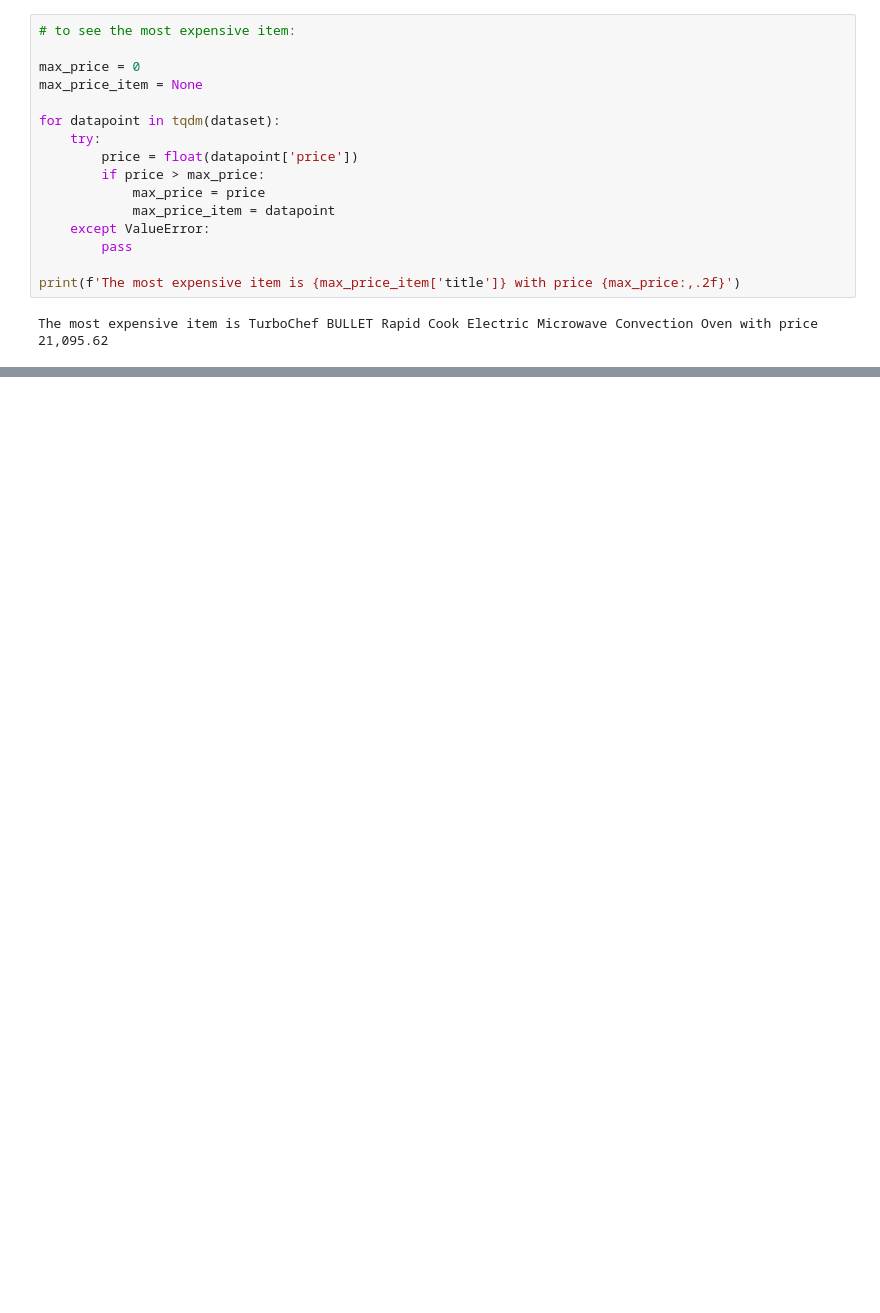
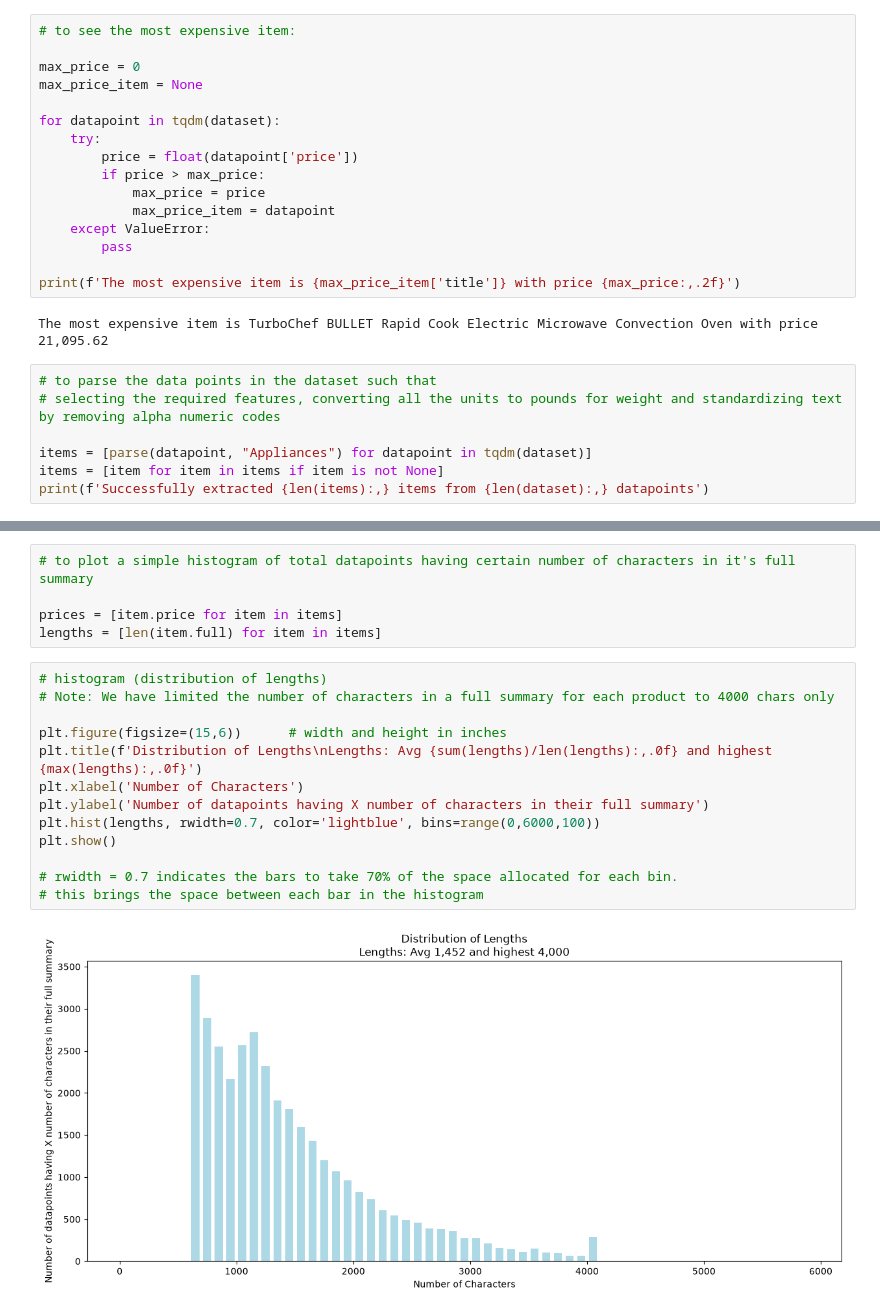
Before and after one commit to doralalam/llm-engineering, a Jupyter notebook: 006_week/day_1/051_data_curation.ipynb, the cells around one changed output, grey strips where cells are left out. Saved outputs shown, nothing was run; the diff lists cells and outputs as text; blank space fills up the shorter version.

Commit message:
Curated data

```diff
--- a/006_week/day_1/051_data_curation.ipynb
+++ b/006_week/day_1/051_data_curation.ipynb
@@ -116,3 +120,10 @@ for datapoint in tqdm(dataset):
 print(f'The most expensive item is {max_price_item['title']} with price {max_price:,.2f}')
 # %% [output]
 The most expensive item is TurboChef BULLET Rapid Cook Electric Microwave Convection Oven with price 21,095.62
+# %%
+# to parse the data points in the dataset such that
+# selecting the required features, converting all the units to pounds for weight and standardizing text by removing alpha numeric codes
+
+items = [parse(datapoint, "Appliances") for datapoint in tqdm(dataset)]
+items = [item for item in items if item is not None]
+print(f'Successfully extracted {len(items):,} items from {len(dataset):,} datapoints')
@@ -118,0 +158,20 @@ The most expensive item is TurboChef BULLET Rapid Cook Electric Microwave Convec
+# %%
+# to plot a simple histogram of total datapoints having certain number of characters in it's full summary
+
+prices = [item.price for item in items]
+lengths = [len(item.full) for item in items]
+# %%
+# histogram (distribution of lengths)
+# Note: We have limited the number of characters in a full summary for each product to 4000 chars only
+
+plt.figure(figsize=(15,6))      # width and height in inches
+plt.title(f'Distribution of Lengths\nLengths: Avg {sum(lengths)/len(lengths):,.0f} and highest {max(lengths):,.0f}')
+plt.xlabel('Number of Characters')
+plt.ylabel('Number of datapoints having X number of characters in their full summary')
+plt.hist(lengths, rwidth=0.7, color='lightblue', bins=range(0,6000,100))
+plt.show()
+
+# rwidth = 0.7 indicates the bars to take 70% of the space allocated for each bin.
+# this brings the space between each bar in the histogram
+# %% [output]
+[figure, added]
```
Also changed, not shown: parts of 27 cells of this notebook.
